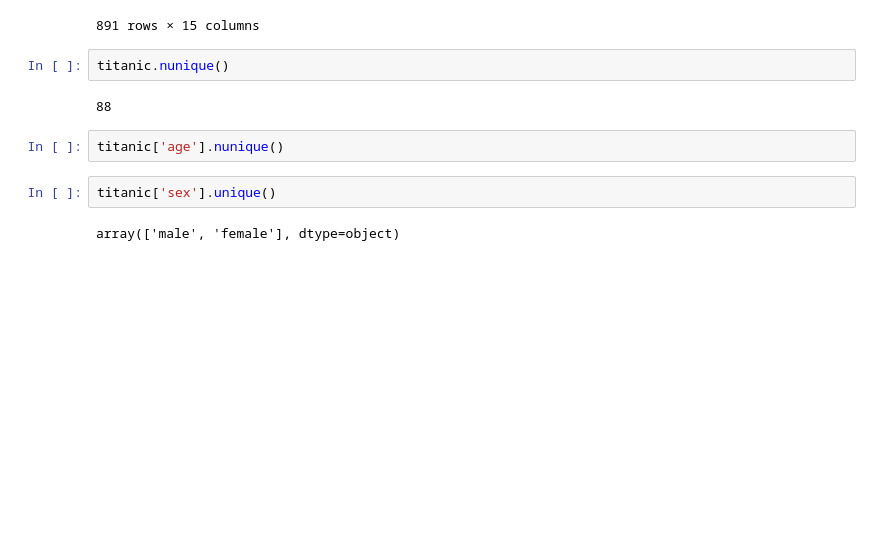
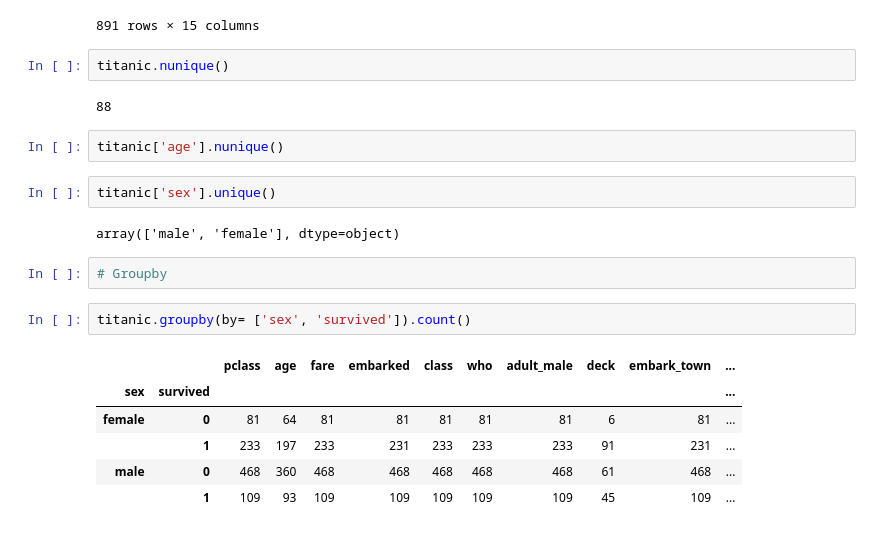
Before and after one commit to dhananjai14/PythonSession, a Jupyter notebook: app/services/10-07-2025-DataAnalysis.ipynb, the cells around one changed output. Drawn from its saved outputs; the diff is of its cells as text; blank space fills up the shorter version.

```diff
--- a/app/services/10-07-2025-DataAnalysis.ipynb
+++ b/app/services/10-07-2025-DataAnalysis.ipynb
@@ -188,3 +188,14 @@ titanic['age'].nunique()
 titanic['sex'].unique()
 # %% [output]
 array(['male', 'female'], dtype=object)
+# %%
+# Groupby
+# %%
+titanic.groupby(by= ['sex', 'survived']).count()
+# %% [output]
+|  |  | pclass | age | fare | embarked | class | who | adult_male | deck | embark_town | ... |
+| sex | survived |  |  |  |  |  |  |  |  |  | ... |
+| female | 0 | 81 | 64 | 81 | 81 | 81 | 81 | 81 | 6 | 81 | ... |
+|  | 1 | 233 | 197 | 233 | 231 | 233 | 233 | 233 | 91 | 231 | ... |
+| male | 0 | 468 | 360 | 468 | 468 | 468 | 468 | 468 | 61 | 468 | ... |
+|  | 1 | 109 | 93 | 109 | 109 | 109 | 109 | 109 | 45 | 109 | ... |
```
Also changed, not shown: parts of 3 cells of this notebook.
